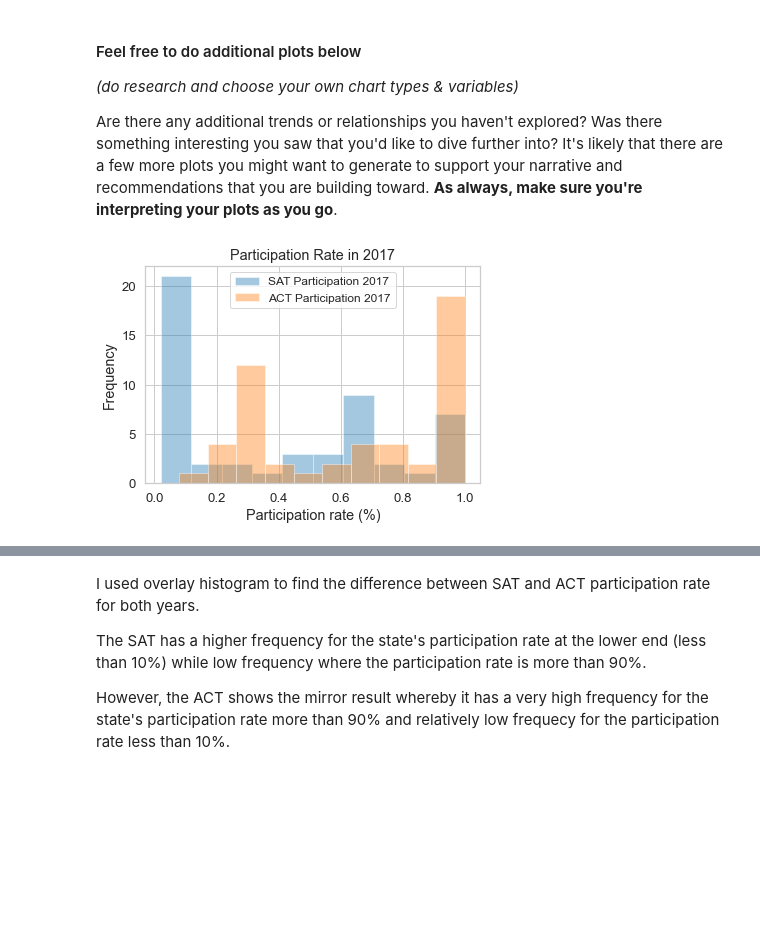
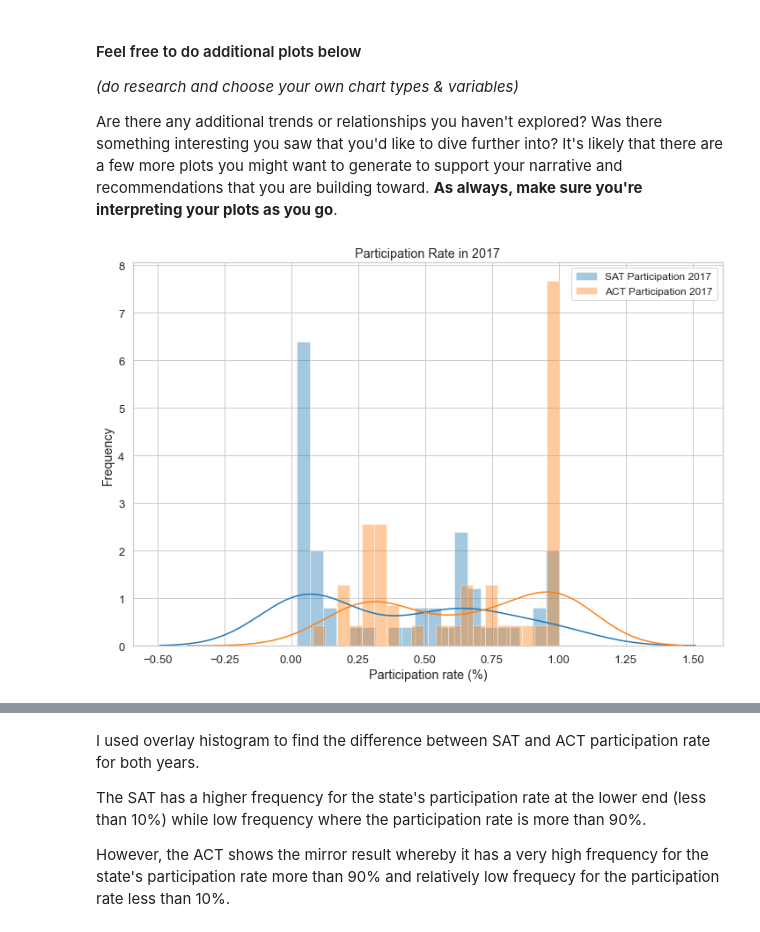
Before and after one commit to JackFongNew/dsiprojects, a Jupyter notebook: SAT_ACT_Analysis_17_18/code/SAT & ACT Analysis.ipynb, the cells around one changed output, grey strips where cells are left out. Saved outputs shown, nothing was run; the diff lists cells and outputs as text; code cells hidden in the pictures; blank space fills up the shorter version.

```diff
--- a/SAT_ACT_Analysis_17_18/code/SAT & ACT Analysis.ipynb
+++ b/SAT_ACT_Analysis_17_18/code/SAT & ACT Analysis.ipynb
@@ -1533,12 +1538,13 @@ plt.title('Normalized Data for SAT and ACT in 2017 and 2018', fontsize=16);
 
 Are there any additional trends or relationships you haven't explored? Was there something interesting you saw that you'd like to dive further into? It's likely that there are a few more plots you might want to generate to support your narrative and recommendations that you are building toward. **As always, make sure you're interpreting your plots as you go**.
 # %%
-sns.distplot(final['sat_part_17'], kde=False, label='SAT Participation 2017', bins = 10)
-sns.distplot(final['act_part_17'], kde=False, label='ACT Participation 2017', bins = 10)
+plt.figure(figsize=(12,8))
+sns.distplot(final['sat_part_17'], kde=True, label='SAT Participation 2017', bins = 20)
+sns.distplot(final['act_part_17'], kde=True, label='ACT Participation 2017', bins = 20)
 plt.legend(prop={'size': 12})
 plt.title('Participation Rate in 2017')
 plt.xlabel('Participation rate (%)')
 plt.ylabel('Frequency');
 # %% [output]
-[figure, old version]
+[figure, new version]
 # %%
```
Also changed, not shown: parts of 13 cells of this notebook, 4 other files.
